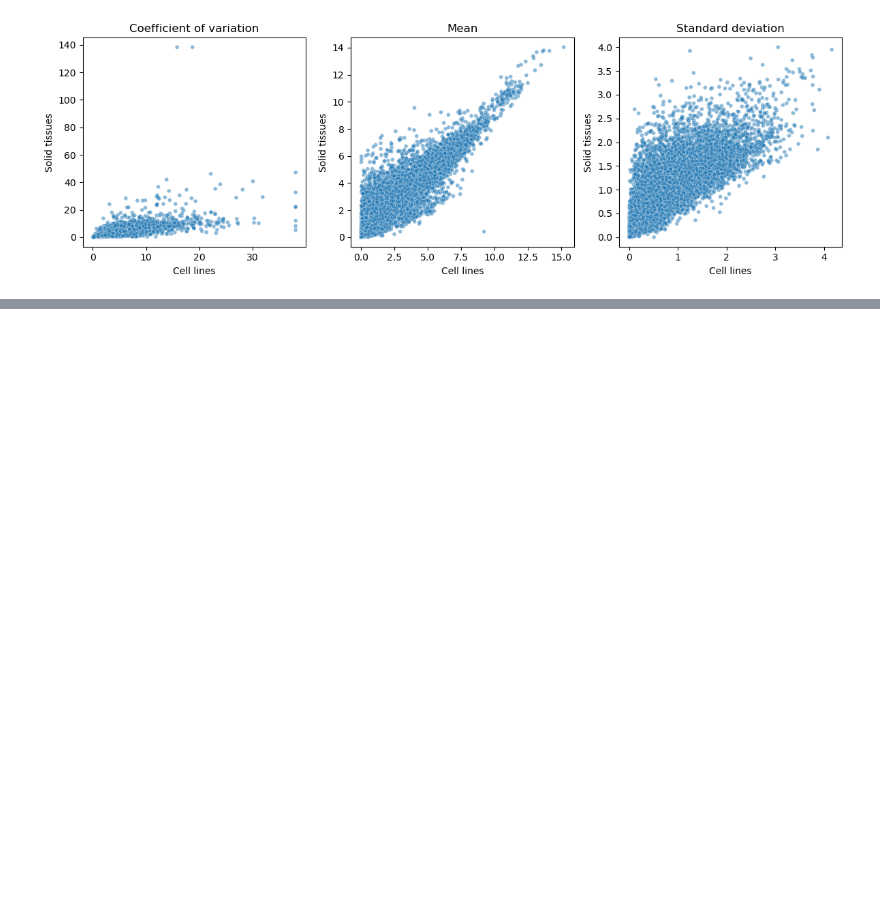
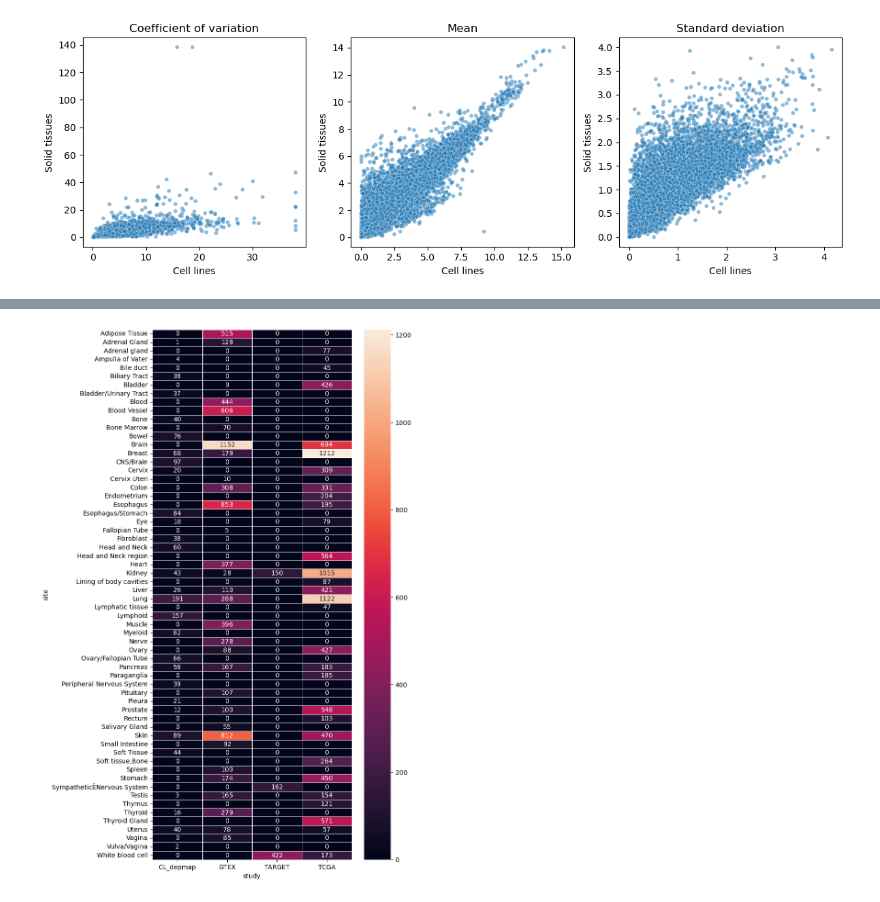
Before and after one commit to luciat-92/Multiomic_VAE, a Jupyter notebook: data/preprocessing.ipynb, the cells around one changed output, grey strips where cells are left out. Cells and saved outputs as stored; diff of their text form; code cells hidden in the pictures; blank space fills up the shorter version.

```diff
--- a/data/preprocessing.ipynb
+++ b/data/preprocessing.ipynb
@@ -361,0 +360,31 @@ def get_unlabeled_dataloaders(gex_features_df, seed, batch_size, ccle_only=False
+# %%
+# plot results
+import os
+import sys
+import gzip
+import pandas as pd
+import numpy as np
+import re
+import umap
+import matplotlib.pyplot as plt
+import seaborn as sns
+
+sys.path.append("code/")
+import data_preproc
+
+ROOT = "/group/iorio/lucia/"
+FOLD_PROJECT = os.path.join(ROOT, "Multiomic_VAE/")
+training_params = {"model_save_folder": FOLD_PROJECT + "/output/model_save/code_adv_norm/pretrain_num_epochs_500_train_num_epochs_1000_dop_0.0_samples__ngene_all_norm_feat_flag_False/"}
+umap_df = pd.read_csv(os.path.join(training_params['model_save_folder'], 'umap.csv'), index_col=0)
+
+#umap_df = get_umap(enc_tot, data_preproc.depmap_sample_df, data_preproc.xena_sample_df, training_params['model_save_folder'])
+#plot_umap(umap_df, training_params['model_save_folder'])
+# %%
+# get contingency table of site and study
+cont_table = pd.crosstab(umap_df['site'], umap_df['study'])
+# plot contingency table with seaborn
+fig, ax = plt.subplots(figsize=(7,15))
+sns.heatmap(cont_table, annot=True, fmt="d", linewidths=.5, ax=ax)
+plt.show()
+# %% [output]
+[figure, added]
```
Also changed, not shown: parts of 12 cells of this notebook, 27 other files.
